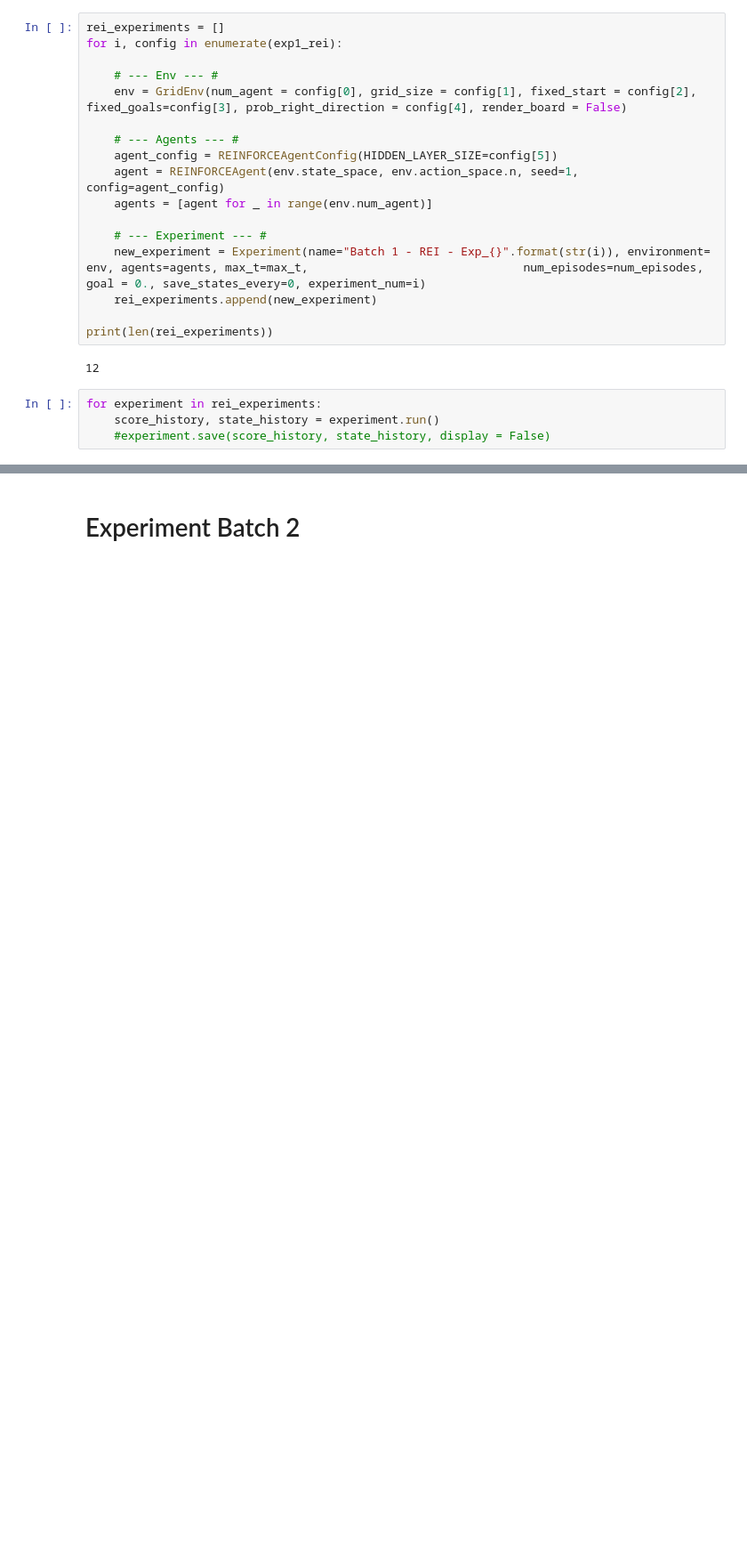
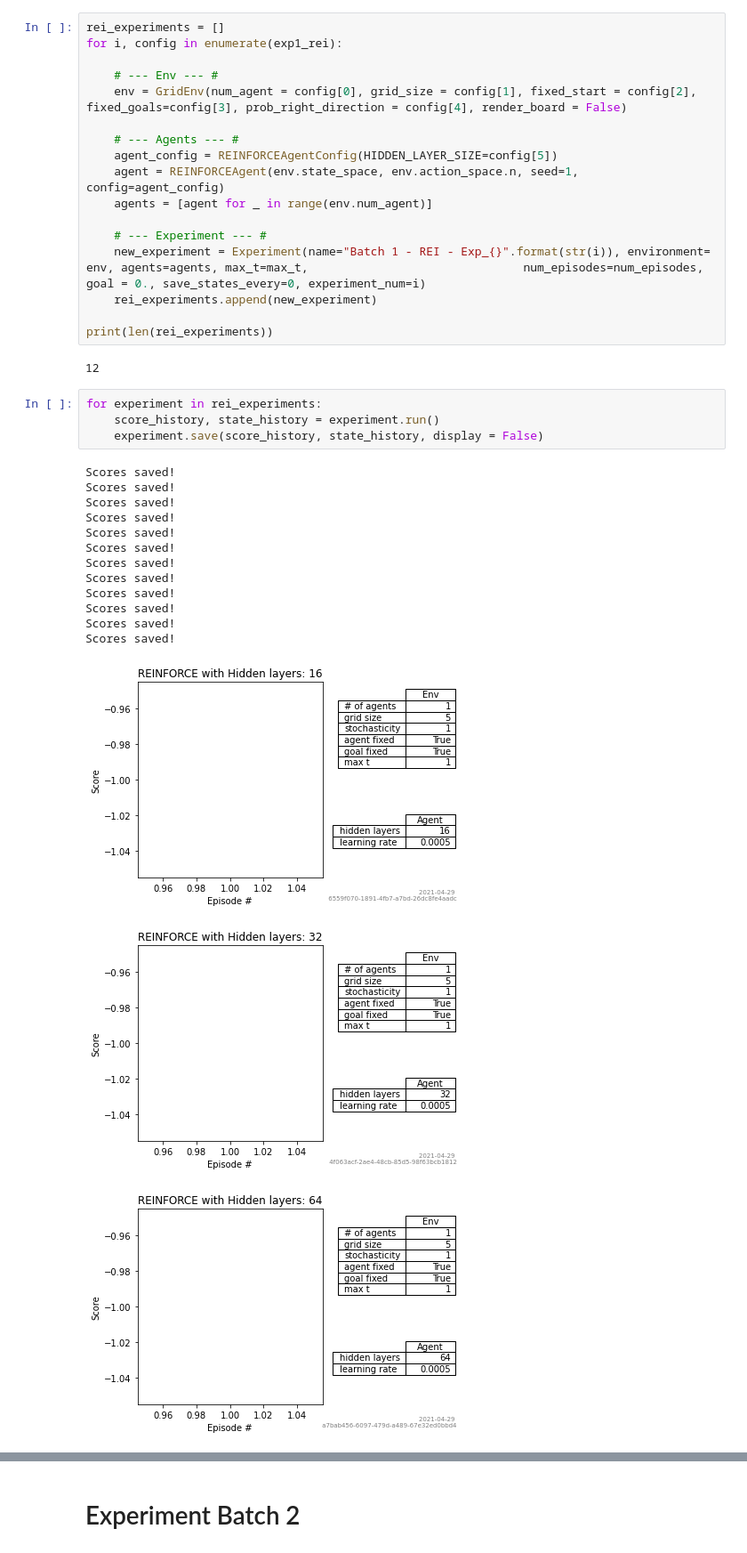
Before and after one commit to applied-exploration/multi-drl, a Jupyter notebook: run_experiments.ipynb, the cells around one changed output, grey strips where cells are left out. Shown at 89% size. Cells and saved outputs as stored; diff of their text form; blank space fills up the shorter version.

Commit message:
feat: Figures now contain much more information to identify them

```diff
--- a/run_experiments.ipynb
+++ b/run_experiments.ipynb
@@ -91,4 +91,20 @@ print(len(rei_experiments))
 # %%
 for experiment in rei_experiments:
     score_history, state_history = experiment.run()
-    #experiment.save(score_history, state_history, display = False)
+    experiment.save(score_history, state_history, display = False)
+# %% [output]
+Scores saved!
+Scores saved!
+Scores saved!
+Scores saved!
+Scores saved!
+Scores saved!
+Scores saved!
+Scores saved!
+Scores saved!
+Scores saved!
+Scores saved!
+Scores saved!
+[figure, added]
+[figure, added]
+[figure, added]
```
Also changed, not shown: parts of 2 cells of this notebook, 4 other files.
